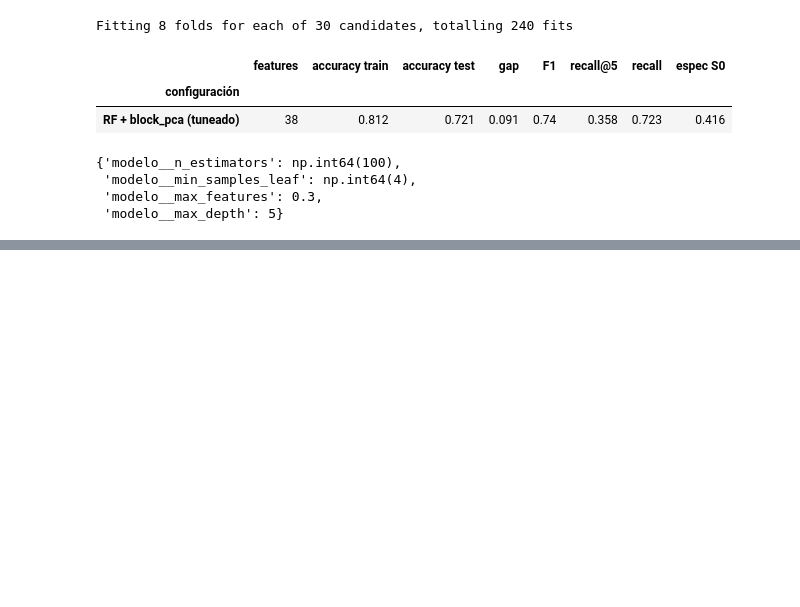
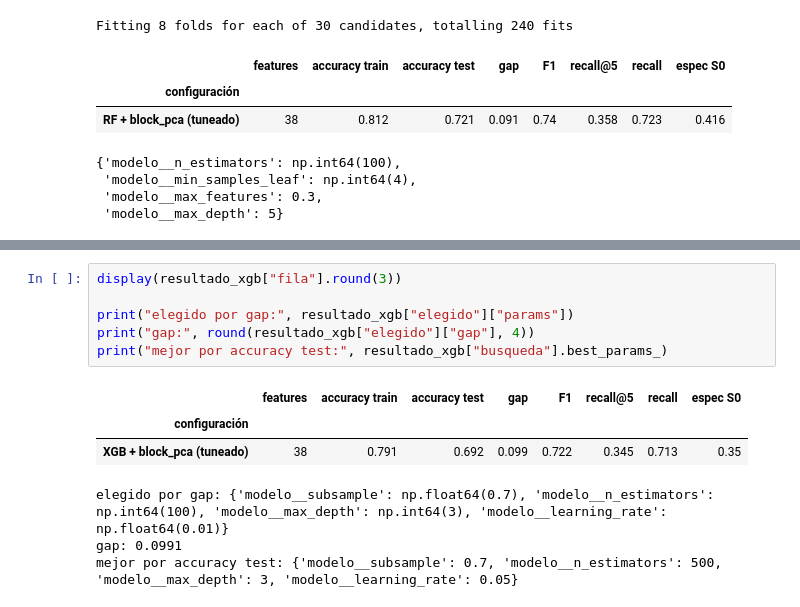
Before and after one commit to maxiricalde/data4cyber, a Jupyter notebook: Colab/SUPERVISADO.ipynb, the cells around one changed output, grey strips where cells are left out. Drawn from its saved outputs; the diff is of its cells as text; blank space fills up the shorter version.

```diff
--- a/Colab/SUPERVISADO.ipynb
+++ b/Colab/SUPERVISADO.ipynb
@@ -356,3 +355,16 @@ KeyboardInterrupt:
+# %%
+display(resultado_xgb["fila"].round(3))
+
+print("elegido por gap:", resultado_xgb["elegido"]["params"])
+print("gap:", round(resultado_xgb["elegido"]["gap"], 4))
+print("mejor por accuracy test:", resultado_xgb["busqueda"].best_params_)
+# %% [output]
+|  | features | accuracy train | accuracy test | gap | F1 | recall@5 | recall | espec S0 |
+| configuración |  |  |  |  |  |  |  |  |
+| XGB + block_pca (tuneado) | 38 | 0.791 | 0.692 | 0.099 | 0.722 | 0.345 | 0.713 | 0.35 |
+elegido por gap: {'modelo__subsample': np.float64(0.7), 'modelo__n_estimators': np.int64(100), 'modelo__max_depth': np.int64(3), 'modelo__learning_rate': np.float64(0.01)}
+gap: 0.0991
+mejor por accuracy test: {'modelo__subsample': 0.7, 'modelo__n_estimators': 500, 'modelo__max_depth': 3, 'modelo__learning_rate': 0.05}
 # %%
 from catboost import CatBoostClassifier
 from src2.search import tunear_clasificador
```
Also changed, not shown: parts of 3 cells of this notebook, 2 other files.
